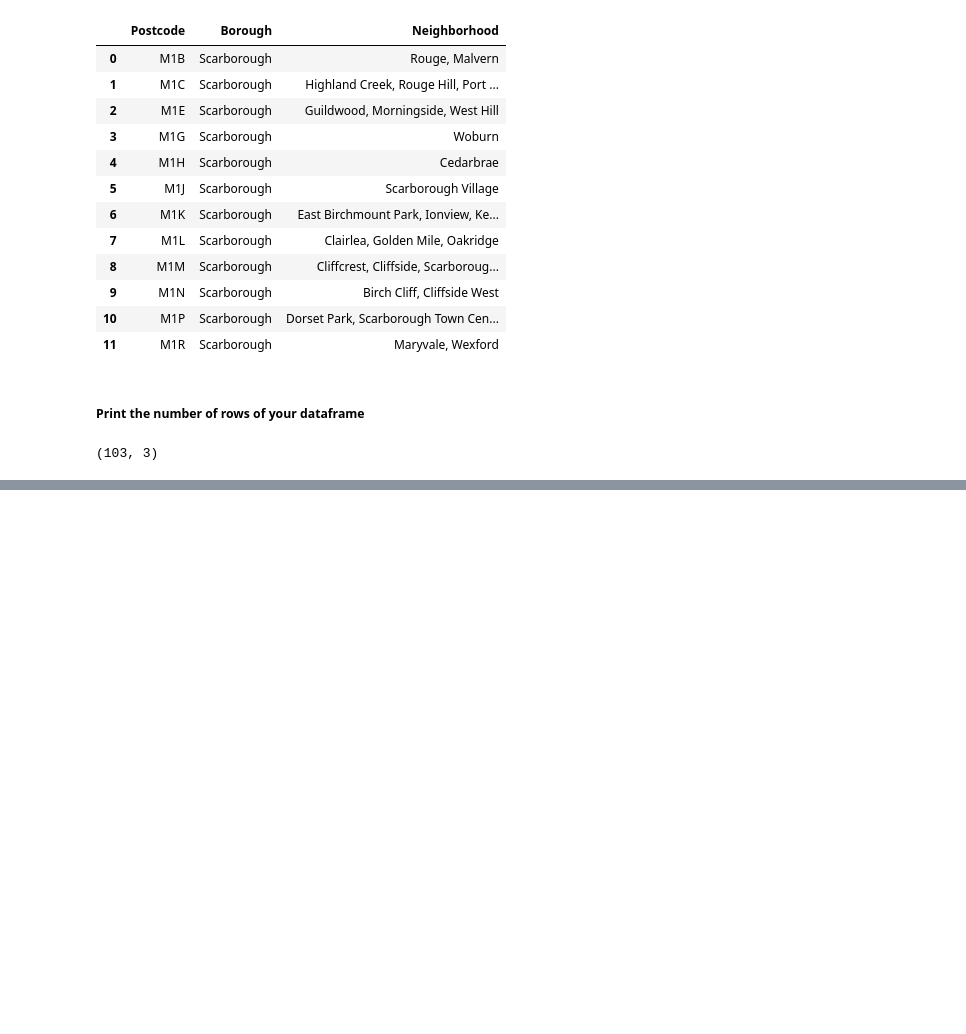
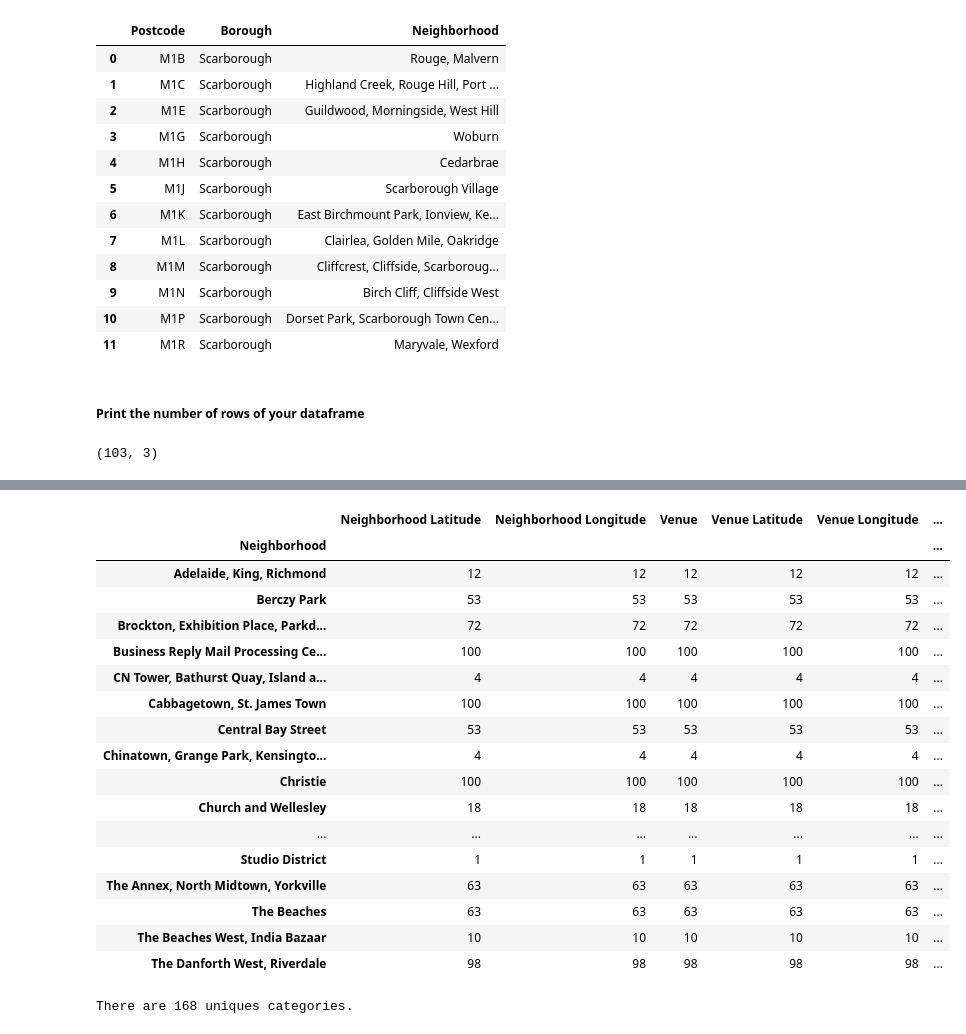
Before and after one commit to fox-fox-fox/Coursera_Capstone, a Jupyter notebook: Toronto Assignment.ipynb, the cells around one changed output, grey strips where cells are left out. Cells and saved outputs as stored; diff of their text form; code cells hidden in the pictures; blank space fills up the shorter version.

```diff
--- a/Toronto Assignment.ipynb
+++ b/Toronto Assignment.ipynb
@@ -84,0 +341,12 @@ df_grp_can.shape
+# %%
+# function that extracts the category of the venue
+def get_category_type(row):
+    try:
+        categories_list = row['categories']
+    except:
+        categories_list = row['venue.categories']
+
+    if len(categories_list) == 0:
+        return None
+    else:
+        return categories_list[0]['name']
@@ -84,0 +456,25 @@ df_grp_can.shape
+# %%
+toronto_venues.groupby('Neighborhood').count()
+# %% [output]
+|  | Neighborhood Latitude | Neighborhood Longitude | Venue | Venue Latitude | Venue Longitude | ... |
+| Neighborhood |  |  |  |  |  | ... |
+| Adelaide, King, Richmond | 12 | 12 | 12 | 12 | 12 | ... |
+| Berczy Park | 53 | 53 | 53 | 53 | 53 | ... |
+| Brockton, Exhibition Place, Parkd... | 72 | 72 | 72 | 72 | 72 | ... |
+| Business Reply Mail Processing Ce... | 100 | 100 | 100 | 100 | 100 | ... |
+| CN Tower, Bathurst Quay, Island a... | 4 | 4 | 4 | 4 | 4 | ... |
+| Cabbagetown, St. James Town | 100 | 100 | 100 | 100 | 100 | ... |
+| Central Bay Street | 53 | 53 | 53 | 53 | 53 | ... |
+| Chinatown, Grange Park, Kensingto... | 4 | 4 | 4 | 4 | 4 | ... |
+| Christie | 100 | 100 | 100 | 100 | 100 | ... |
+| Church and Wellesley | 18 | 18 | 18 | 18 | 18 | ... |
+| ... | ... | ... | ... | ... | ... | ... |
+| Studio District | 1 | 1 | 1 | 1 | 1 | ... |
+| The Annex, North Midtown, Yorkville | 63 | 63 | 63 | 63 | 63 | ... |
+| The Beaches | 63 | 63 | 63 | 63 | 63 | ... |
+| The Beaches West, India Bazaar | 10 | 10 | 10 | 10 | 10 | ... |
+| The Danforth West, Riverdale | 98 | 98 | 98 | 98 | 98 | ... |
+# %%
+print('There are {} uniques categories.'.format(len(toronto_venues['Venue Category'].unique())))
+# %% [output]
+There are 168 uniques categories.
```
Also changed, not shown: parts of 50 cells of this notebook.
